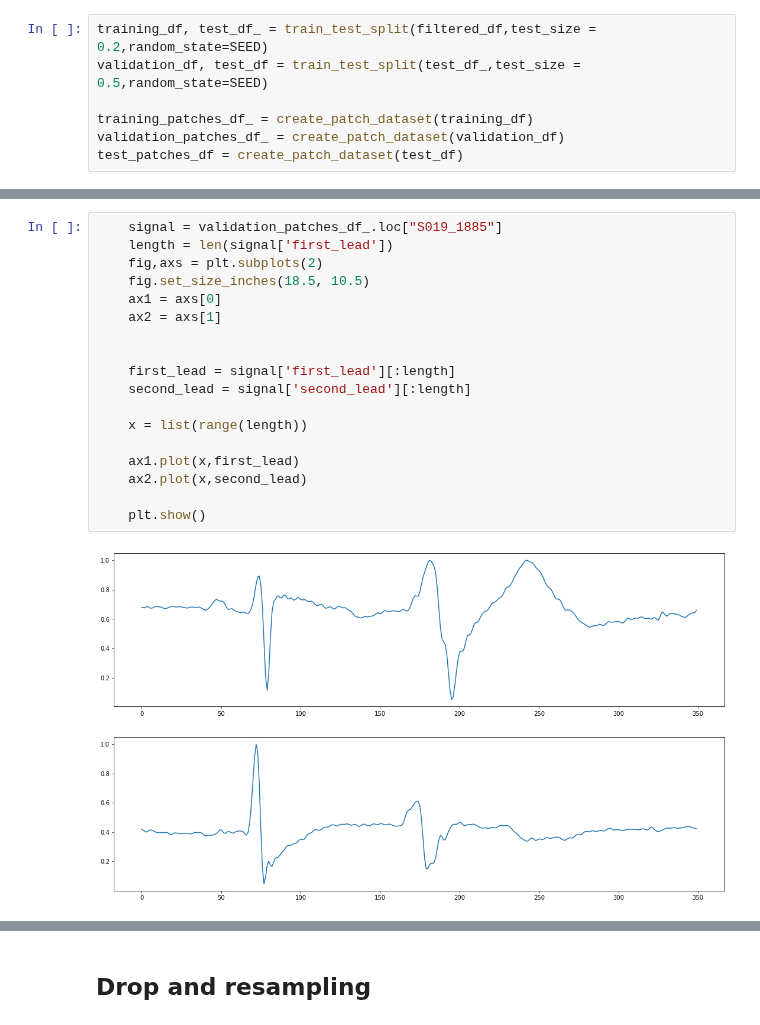
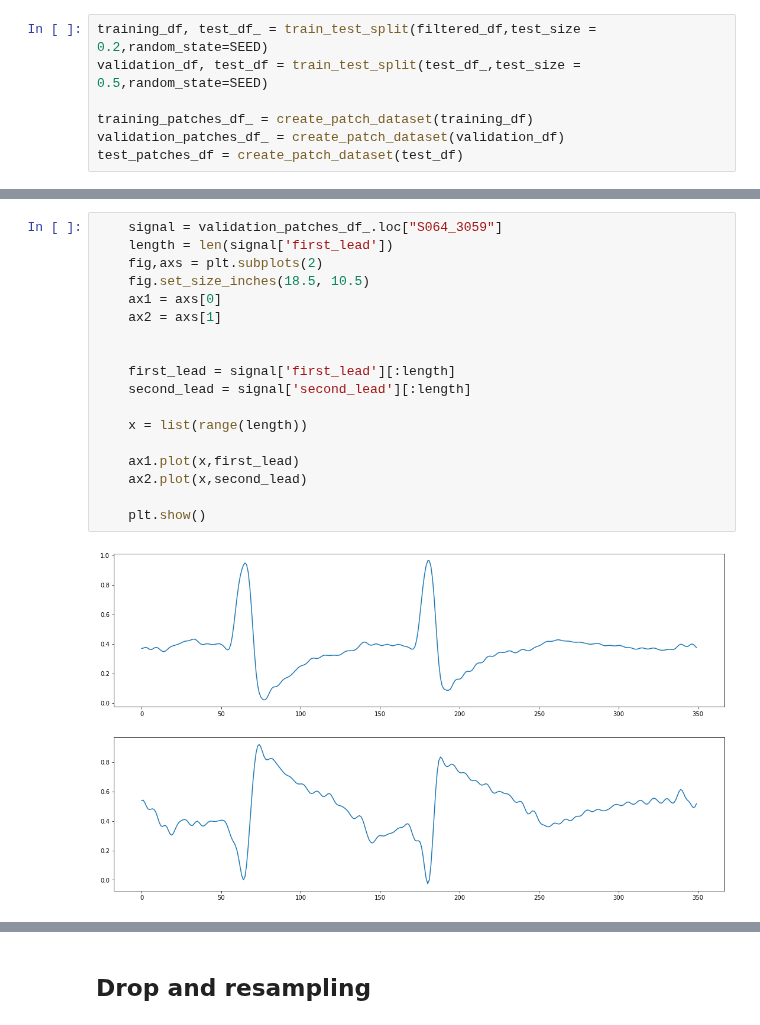
Before and after one commit to simonetome/Heartbeat-NSV-classification, a Jupyter notebook: FinalResnet.ipynb, the cells around one changed output, grey strips where cells are left out. Drawn from its saved outputs; the diff is of its cells as text.

```diff
--- a/FinalResnet.ipynb
+++ b/FinalResnet.ipynb
@@ -566,23 +566,23 @@ validation_patches_df_[(validation_patches_df_['stringLabel']=='S')]
 # %%
-    signal = validation_patches_df_.loc["S019_1885"]
+    signal = validation_patches_df_.loc["S064_3059"]
     length = len(signal['first_lead'])
     fig,axs = plt.subplots(2)
     fig.set_size_inches(18.5, 10.5)
     ax1 = axs[0]
     ax2 = axs[1]
 
 
     first_lead = signal['first_lead'][:length]
     second_lead = signal['second_lead'][:length]
 
     x = list(range(length))
 
     ax1.plot(x,first_lead)
     ax2.plot(x,second_lead)
 
     plt.show()
 # %% [output]
-[figure, old version]
+[figure, new version]
 # %%
 validation_patches_df_[(validation_patches_df_['stringLabel']=='V')]
 # %% [output]
```
Also changed, not shown: parts of 10 cells of this notebook.
